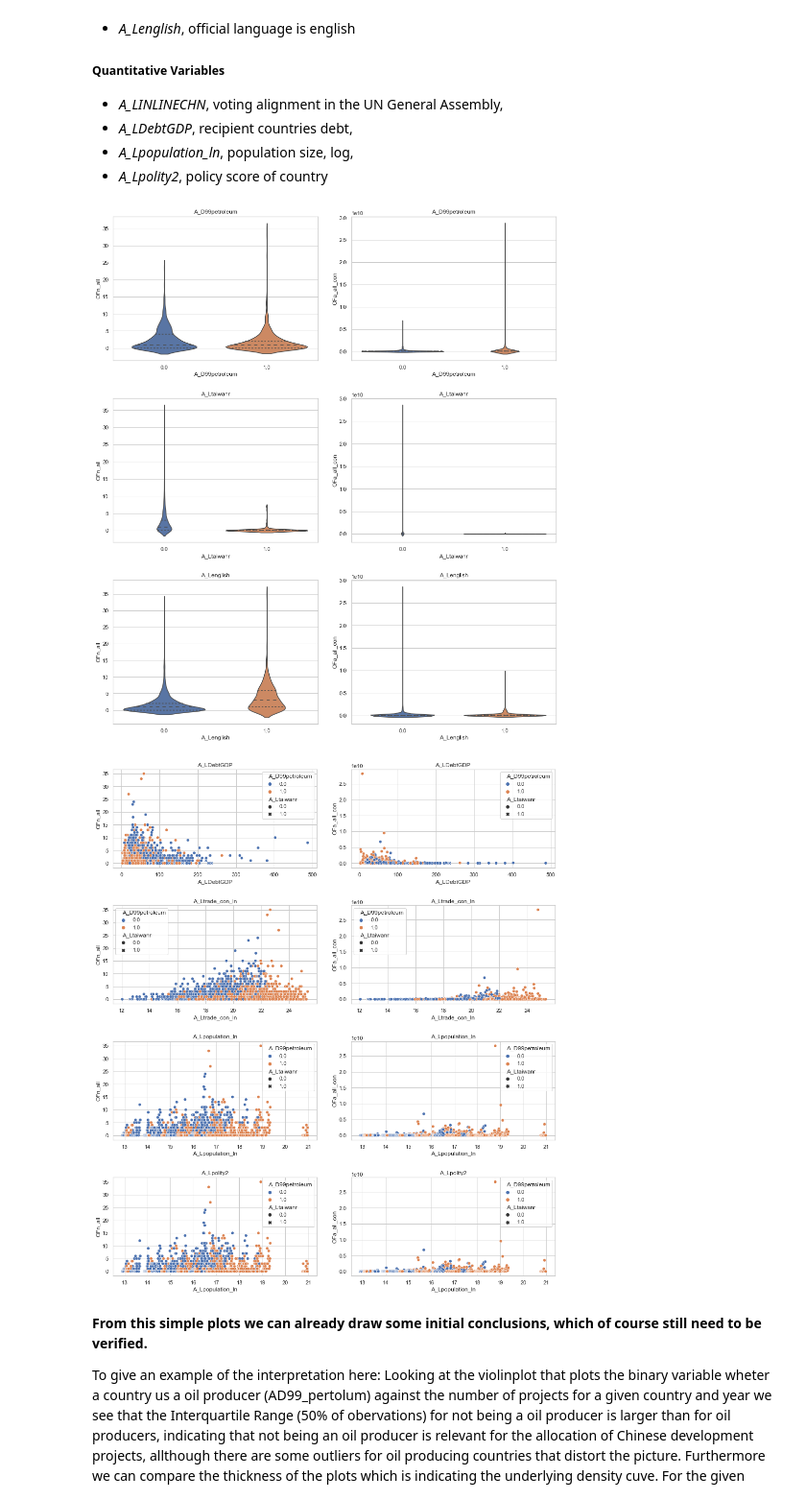
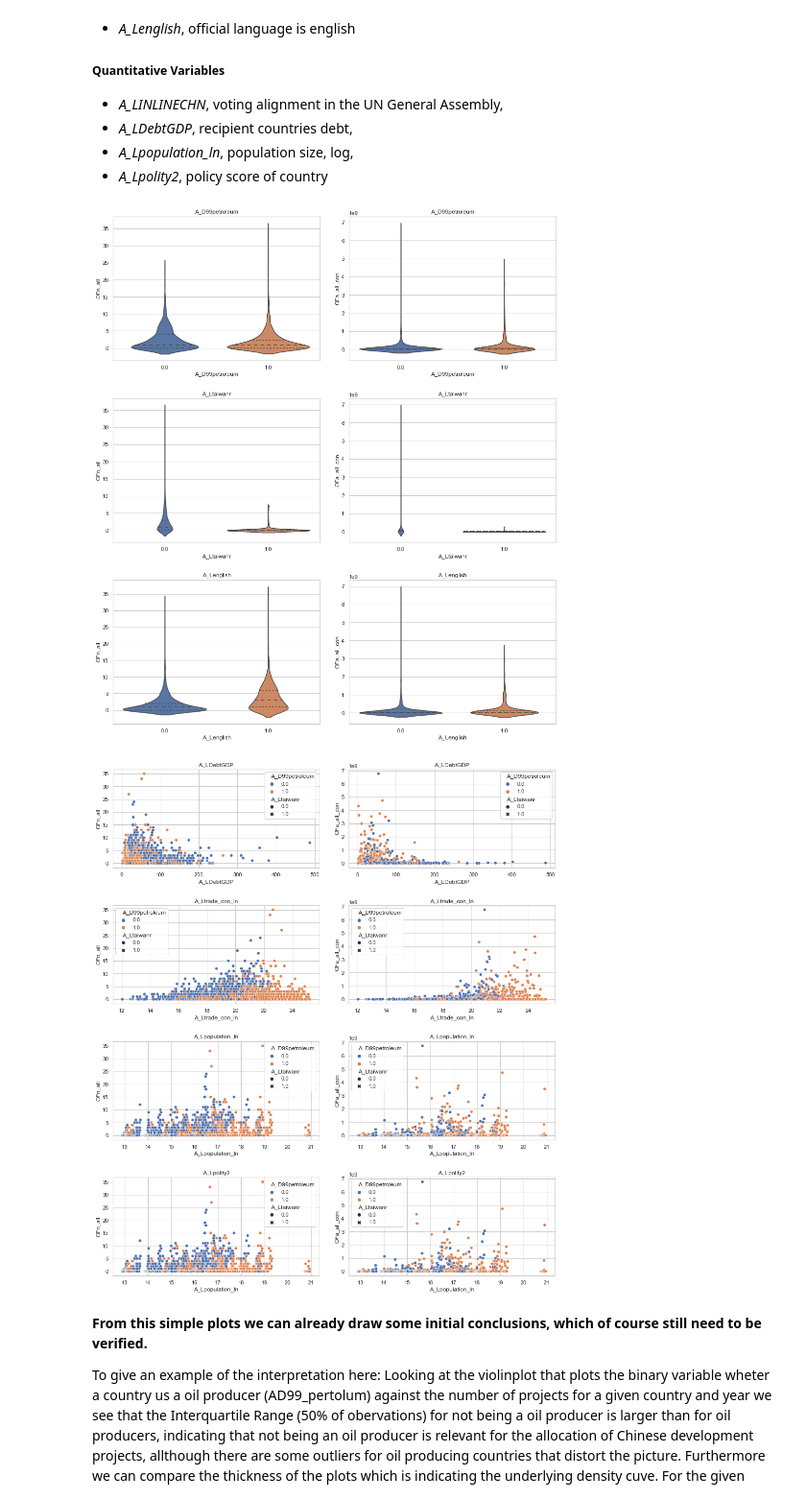
Before and after one commit to JonathanWillnow/ose-data-science-course-project-JonathanWillnow, a Jupyter notebook: JonathanWillnowOSE.ipynb, the cells around one changed output. Shown at 96% size. Drawn from its saved outputs; the diff is of its cells as text; code cells hidden in the pictures.

```diff
--- a/JonathanWillnowOSE.ipynb
+++ b/JonathanWillnowOSE.ipynb
@@ -344,0 +272,3 @@ data3.head()
+# %%
+allocation_data = get_allocation_data();
+allocation_data.head()
@@ -372,14 +310,14 @@ The following variables will be depicted:
 * *A_Lpolity2*, policy score of country
 # %%
 columns_of_interest = ["A_D99petroleum","A_Ltaiwanr","A_Lenglish"]
-quali_descriptive_plots(data3,columns_of_interest)
+quali_descriptive_plots(allocation_data, columns_of_interest)
 # %% [output]
-[figure, old version]
+[figure, new version]
 # %%
 columns_of_interest_scatter = ["A_LDebtGDP","A_Ltrade_con_ln","A_Lpopulation_ln","A_Lpolity2"]
-quanti_descriptive_plots(data3,columns_of_interest_scatter)
+quanti_descriptive_plots(allocation_data, columns_of_interest_scatter)
 # %% [output]
-[figure, old version]
+[figure, new version]
 # %% [markdown]
 **From this simple plots we can already draw some initial conclusions, which of course still need to be verified.**
 
```
Also changed, not shown: parts of 39 cells of this notebook.
